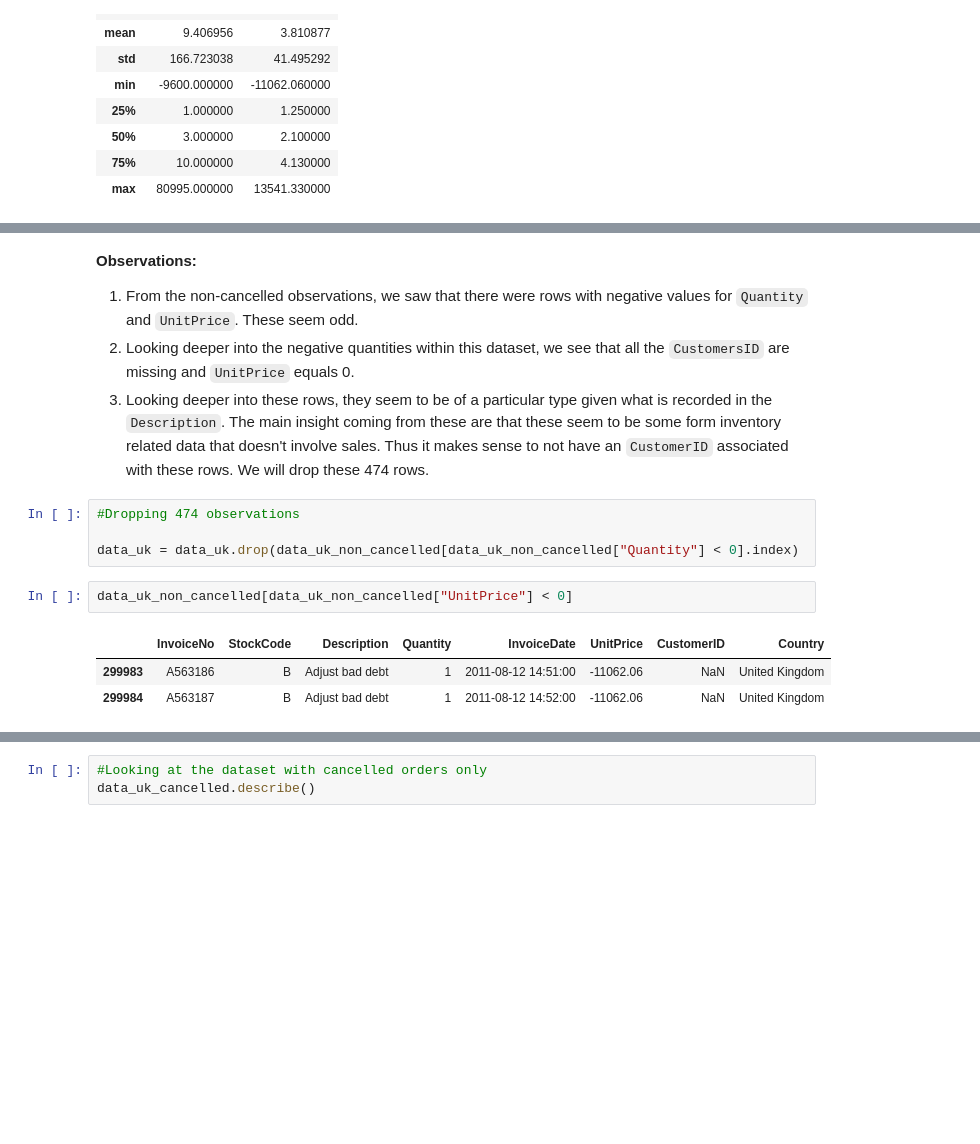
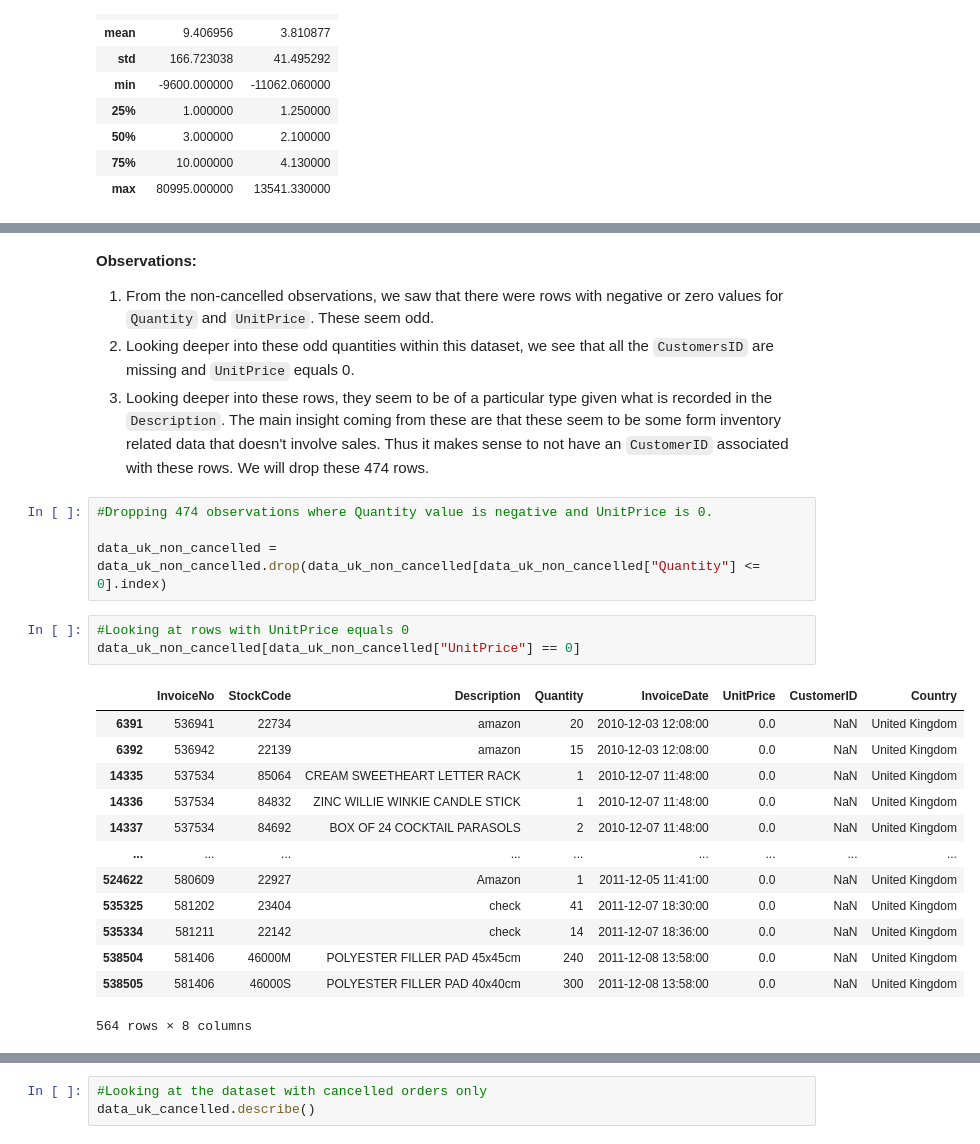
Before and after one commit to priyankaroychoudhury05/E-Commerce-EDA, a Jupyter notebook: EDA of E-commerce sales data.ipynb, the cells around one changed output, grey strips where cells are left out. Drawn from its saved outputs; the diff is of its cells as text; blank space fills up the shorter version.

Commit message:
Exploring the data

```diff
--- a/EDA of E-commerce sales data.ipynb
+++ b/EDA of E-commerce sales data.ipynb
@@ -398,16 +399,27 @@ Name: Description, dtype: int64
 # %% [markdown]
 **Observations:**
 
-1. From the non-cancelled observations, we saw that there were rows with negative values for `Quantity` and `UnitPrice`. These seem odd.
-2. Looking deeper into the negative quantities within this dataset, we see that all the `CustomersID` are missing and `UnitPrice` equals 0.
+1. From the non-cancelled observations, we saw that there were rows with negative or zero values for `Quantity` and `UnitPrice`. These seem odd.
+2. Looking deeper into these odd quantities within this dataset, we see that all the `CustomersID` are missing and `UnitPrice` equals 0.
 3. Looking deeper into these rows, they seem to be of a particular type given what is recorded in the `Description`. The main insight coming from these are that these seem to be some form inventory related data that doesn't involve sales. Thus it makes sense to not have an `CustomerID` associated with these rows. We will drop these 474 rows.
 # %%
-#Dropping 474 observations
+#Dropping 474 observations where Quantity value is negative and UnitPrice is 0.
 
-data_uk = data_uk.drop(data_uk_non_cancelled[data_uk_non_cancelled["Quantity"] < 0].index)
+data_uk_non_cancelled = data_uk_non_cancelled.drop(data_uk_non_cancelled[data_uk_non_cancelled["Quantity"] <= 0].index)
 # %%
-data_uk_non_cancelled[data_uk_non_cancelled["UnitPrice"] < 0]
+#Looking at rows with UnitPrice equals 0
+data_uk_non_cancelled[data_uk_non_cancelled["UnitPrice"] == 0]
 # %% [output]
 |  | InvoiceNo | StockCode | Description | Quantity | InvoiceDate | UnitPrice | CustomerID | Country |
-| 299983 | A563186 | B | Adjust bad debt | 1 | 2011-08-12 14:51:00 | -11062.06 | NaN | United Kingdom |
-| 299984 | A563187 | B | Adjust bad debt | 1 | 2011-08-12 14:52:00 | -11062.06 | NaN | United Kingdom |
+| 6391 | 536941 | 22734 | amazon | 20 | 2010-12-03 12:08:00 | 0.0 | NaN | United Kingdom |
+| 6392 | 536942 | 22139 | amazon | 15 | 2010-12-03 12:08:00 | 0.0 | NaN | United Kingdom |
+| 14335 | 537534 | 85064 | CREAM SWEETHEART LETTER RACK | 1 | 2010-12-07 11:48:00 | 0.0 | NaN | United Kingdom |
+| 14336 | 537534 | 84832 | ZINC WILLIE WINKIE CANDLE STICK | 1 | 2010-12-07 11:48:00 | 0.0 | NaN | United Kingdom |
+| 14337 | 537534 | 84692 | BOX OF 24 COCKTAIL PARASOLS | 2 | 2010-12-07 11:48:00 | 0.0 | NaN | United Kingdom |
+| ... | ... | ... | ... | ... | ... | ... | ... | ... |
+| 524622 | 580609 | 22927 | Amazon | 1 | 2011-12-05 11:41:00 | 0.0 | NaN | United Kingdom |
+| 535325 | 581202 | 23404 | check | 41 | 2011-12-07 18:30:00 | 0.0 | NaN | United Kingdom |
+| 535334 | 581211 | 22142 | check | 14 | 2011-12-07 18:36:00 | 0.0 | NaN | United Kingdom |
+| 538504 | 581406 | 46000M | POLYESTER FILLER PAD 45x45cm | 240 | 2011-12-08 13:58:00 | 0.0 | NaN | United Kingdom |
+| 538505 | 581406 | 46000S | POLYESTER FILLER PAD 40x40cm | 300 | 2011-12-08 13:58:00 | 0.0 | NaN | United Kingdom |
+564 rows × 8 columns
```
Also changed, not shown: parts of 46 cells of this notebook.
